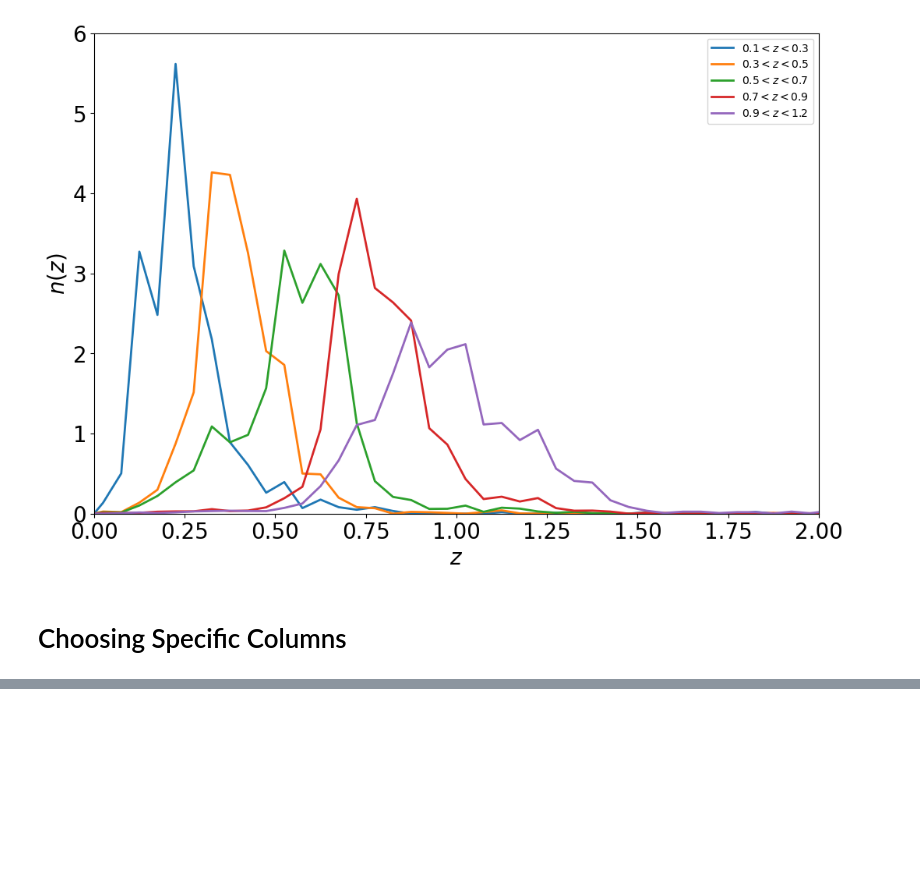
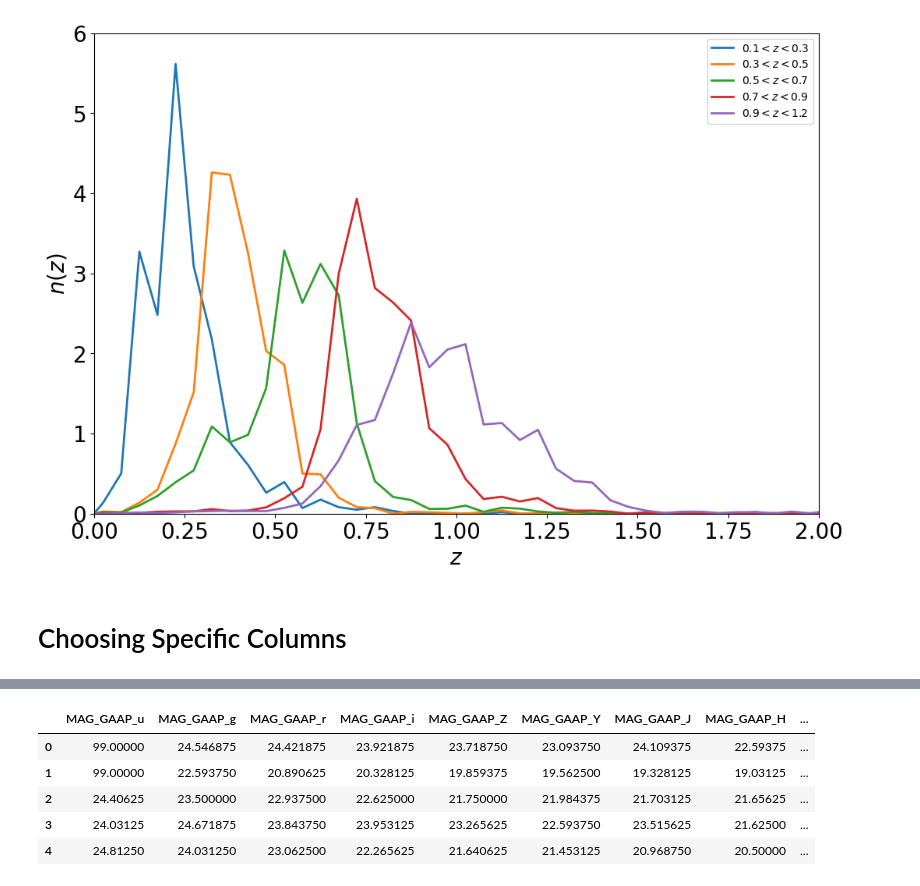
Before and after one commit to Harry45/BHM-nz, a Jupyter notebook: bhm/demo.ipynb, the cells around one changed output, grey strips where cells are left out. Cells and saved outputs as stored; diff of their text form; code cells hidden in the pictures; blank space fills up the shorter version.

```diff
--- a/bhm/demo.ipynb
+++ b/bhm/demo.ipynb
@@ -130,4 +126,4 @@ plt.show()
 # %% [markdown]
 ## Plot bandpowers, covariance matrix and SOM redshift distributions
 # %%
-data = fits.open('./data/KiDS1000_cosmis_shear_data_release/data_fits/bp_KIDS1000_BlindC_with_m_bias_V1.0.0A_ugriZYJHKs_photoz_SG_mask_LF_svn_309c_2Dbins_v2_goldclasses_Flag_SOM_Fid.fits')
+cosmo_data = fits.open('./data/KiDS1000_cosmis_shear_data_release/data_fits/bp_KIDS1000_BlindC_with_m_bias_V1.0.0A_ugriZYJHKs_photoz_SG_mask_LF_svn_309c_2Dbins_v2_goldclasses_Flag_SOM_Fid.fits')
@@ -183,0 +184,26 @@ band = ['u', 'g', 'r', 'i', 'Z', 'Y', 'J', 'H', 'Ks']
+# %%
+band = ['u', 'g', 'r', 'i', 'Z', 'Y', 'J', 'H', 'Ks']
+flux_names = [f'FLUX_GAAP_{b}' for b in band]
+flux_names_err = [f'FLUXERR_GAAP_{b}' for b in band]
+mag_names = [f'MAG_GAAP_{b}' for b in band]
+mag_names_err =  [f'MAGERR_GAAP_{b}' for b in band]
+bpz_names = ['Z_B', 'M_0', 'Z_ML', 'Z_B_MIN', 'Z_B_MAX']
+meta_names = ['ALPHA_J2000', 'DELTA_J2000', 'e1', 'e2', 'weight']
+
+nbpz = len(bpz_names)
+nmeta = len(meta_names)
+nband = len(band)
+# %%
+fluxes = np.asarray([data[flux_names[i]] for i in range(nband)]).T
+fluxes_err = np.asarray([data[flux_names_err[i]] for i in range(nband)]).T
+mag = np.asarray([data[mag_names[i]] for i in range(nband)]).T
+mag_err = np.asarray([data[mag_names_err[i]] for i in range(nband)]).T
+bpz = np.asarray([data[mag_names_err[i]] for i in range(nbpz)]).T
+meta = np.asarray([data[meta_names[i]] for i in range(nmeta)]).T
+# %%
+df_flux = pd.DataFrame(fluxes, columns = flux_names, dtype=np.float16)
+df_flux_err = pd.DataFrame(fluxes_err, columns = flux_names_err, dtype=np.float16)
+df_mag = pd.DataFrame(mag, columns = mag_names, dtype=np.float16)
+df_mag_err = pd.DataFrame(mag_err, columns = mag_names_err, dtype=np.float16)
+df_bpz = pd.DataFrame(bpz, columns = bpz_names, dtype=np.float16)
+df_meta = pd.DataFrame(meta, columns = meta_names, dtype=np.float16)
@@ -183,0 +259,9 @@ band = ['u', 'g', 'r', 'i', 'Z', 'Y', 'J', 'H', 'Ks']
+# %%
+df_mag.head()
+# %% [output]
+|  | MAG_GAAP_u | MAG_GAAP_g | MAG_GAAP_r | MAG_GAAP_i | MAG_GAAP_Z | MAG_GAAP_Y | MAG_GAAP_J | MAG_GAAP_H | ... |
+| 0 | 99.00000 | 24.546875 | 24.421875 | 23.921875 | 23.718750 | 23.093750 | 24.109375 | 22.59375 | ... |
+| 1 | 99.00000 | 22.593750 | 20.890625 | 20.328125 | 19.859375 | 19.562500 | 19.328125 | 19.03125 | ... |
+| 2 | 24.40625 | 23.500000 | 22.937500 | 22.625000 | 21.750000 | 21.984375 | 21.703125 | 21.65625 | ... |
+| 3 | 24.03125 | 24.671875 | 23.843750 | 23.953125 | 23.265625 | 22.593750 | 23.515625 | 21.62500 | ... |
+| 4 | 24.81250 | 24.031250 | 23.062500 | 22.265625 | 21.640625 | 21.453125 | 20.968750 | 20.50000 | ... |
```
Also changed, not shown: parts of 26 cells of this notebook.
